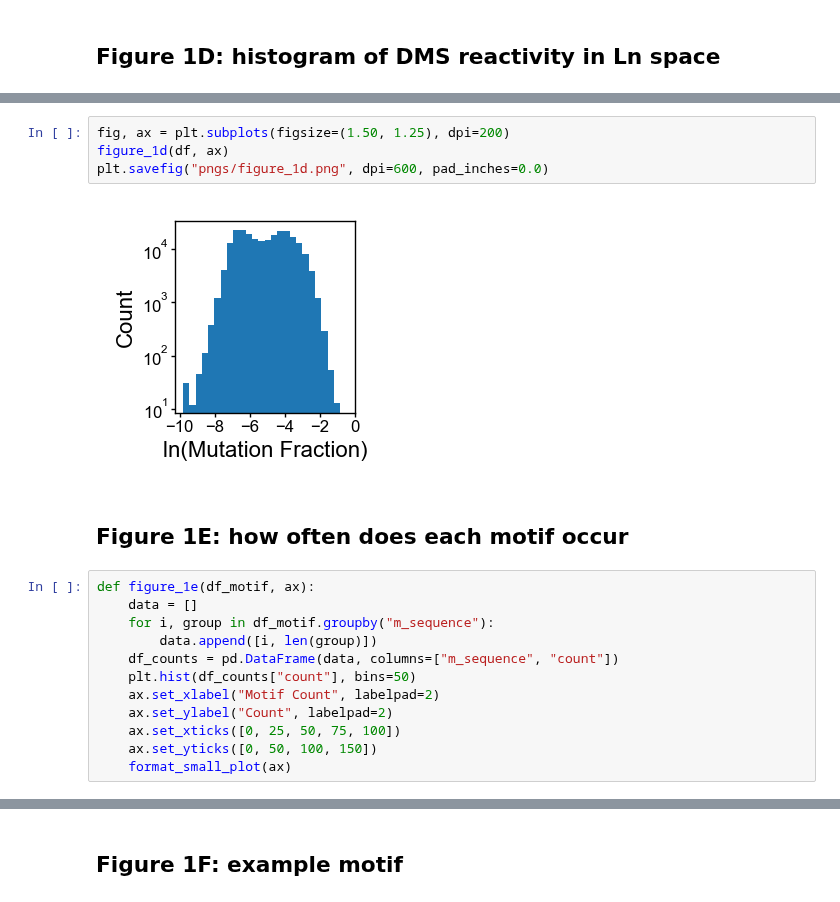
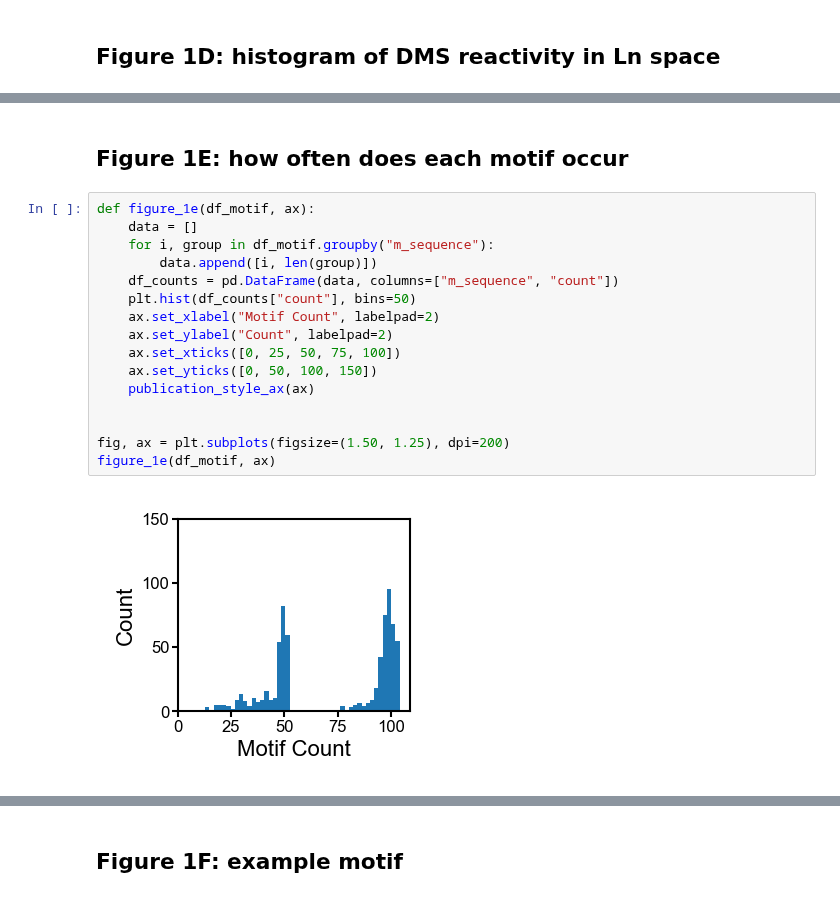
Before and after one commit to YesselmanLabPublications/2025_char_3d_struct_features, a Jupyter notebook: notebooks/figures/figure_1.ipynb, the cells around one changed output, grey strips where cells are left out. Drawn from its saved outputs; the diff is of its cells as text.

```diff
--- a/notebooks/figures/figure_1.ipynb
+++ b/notebooks/figures/figure_1.ipynb
@@ -177,21 +176,21 @@ def figure_1d(df, ax):
-# %%
-fig, ax = plt.subplots(figsize=(1.50, 1.25), dpi=200)
-figure_1d(df, ax)
-plt.savefig("pngs/figure_1d.png", dpi=600, pad_inches=0.0)
-# %% [output]
-[figure, removed]
 # %% [markdown]
 ## Figure 1E: how often does each motif occur
 # %%
 def figure_1e(df_motif, ax):
     data = []
     for i, group in df_motif.groupby("m_sequence"):
         data.append([i, len(group)])
     df_counts = pd.DataFrame(data, columns=["m_sequence", "count"])
     plt.hist(df_counts["count"], bins=50)
     ax.set_xlabel("Motif Count", labelpad=2)
     ax.set_ylabel("Count", labelpad=2)
     ax.set_xticks([0, 25, 50, 75, 100])
     ax.set_yticks([0, 50, 100, 150])
-    format_small_plot(ax)
+    publication_style_ax(ax)
+
+
+fig, ax = plt.subplots(figsize=(1.50, 1.25), dpi=200)
+figure_1e(df_motif, ax)
+# %% [output]
+[figure, added]
 # %%
```
Also changed, not shown: parts of 16 cells of this notebook, 13 other files.
